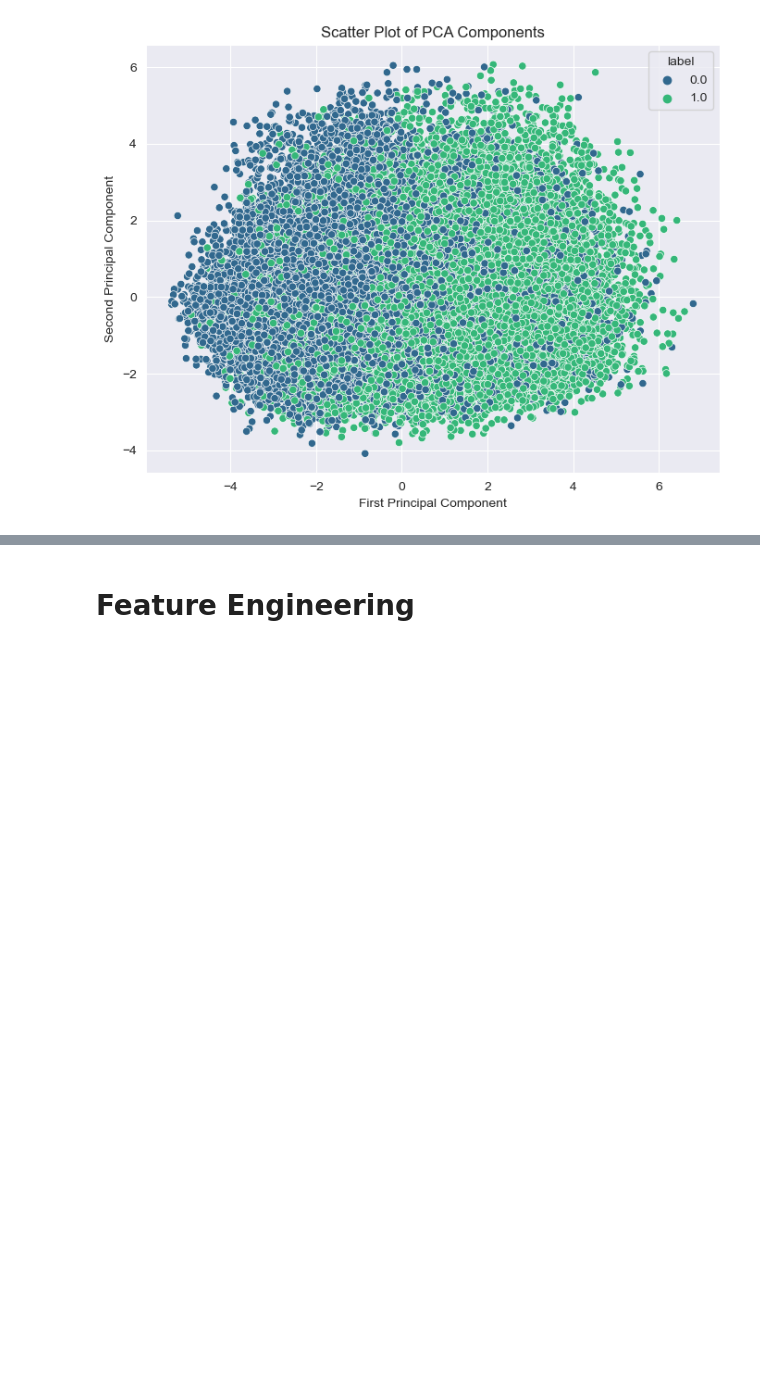
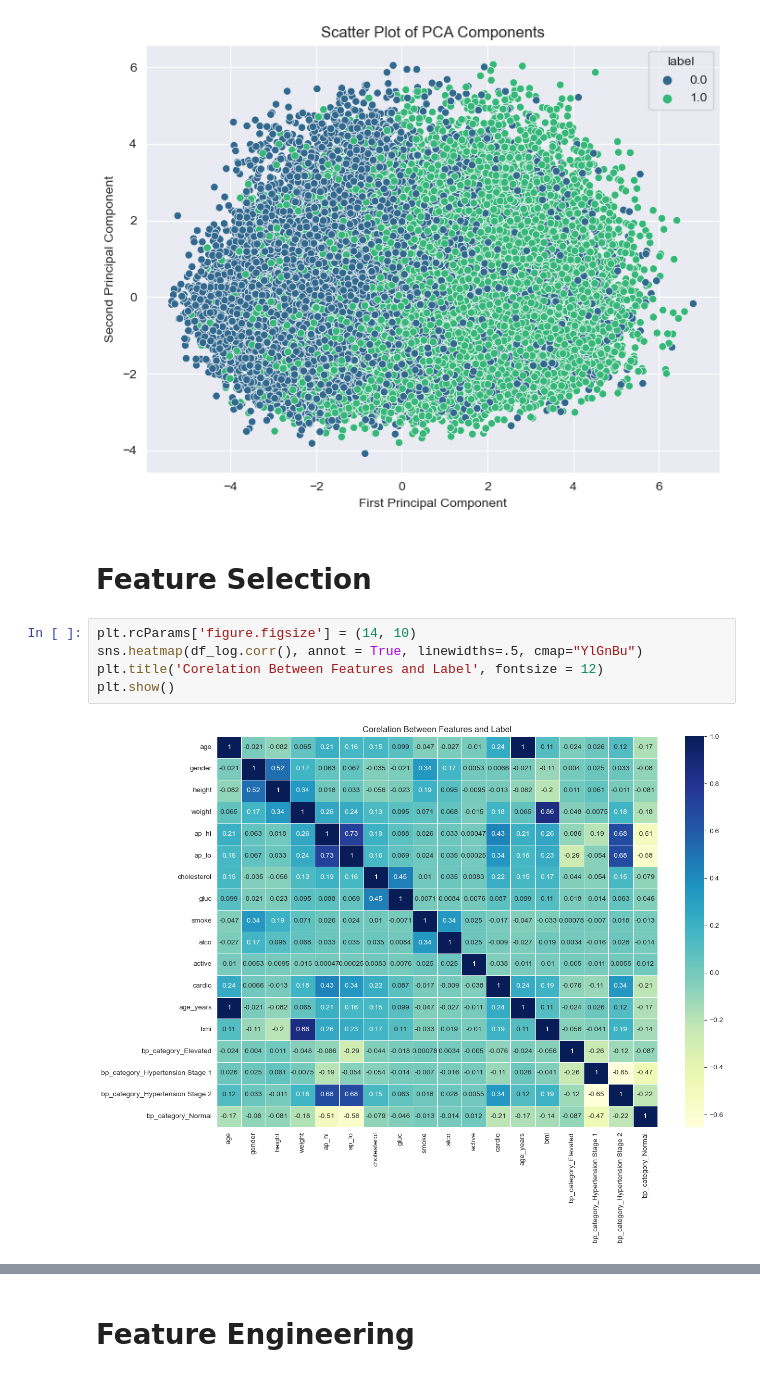
Before and after one commit to MasoudNateghi/CS534, a Jupyter notebook: Project/Project.ipynb, the cells around one changed output, grey strips where cells are left out. Drawn from its saved outputs; the diff is of its cells as text; blank space fills up the shorter version.

```diff
--- a/Project/Project.ipynb
+++ b/Project/Project.ipynb
@@ -684,3 +688,12 @@ plt.ylabel('Second Principal Component')
 plt.show()
 # %% [output]
 [figure]
+# %% [markdown]
+# Feature Selection
+# %%
+plt.rcParams['figure.figsize'] = (14, 10)
+sns.heatmap(df_log.corr(), annot = True, linewidths=.5, cmap="YlGnBu")
+plt.title('Corelation Between Features and Label', fontsize = 12)
+plt.show()
+# %% [output]
+[figure, added]
```
Also changed, not shown: parts of 13 cells of this notebook.
